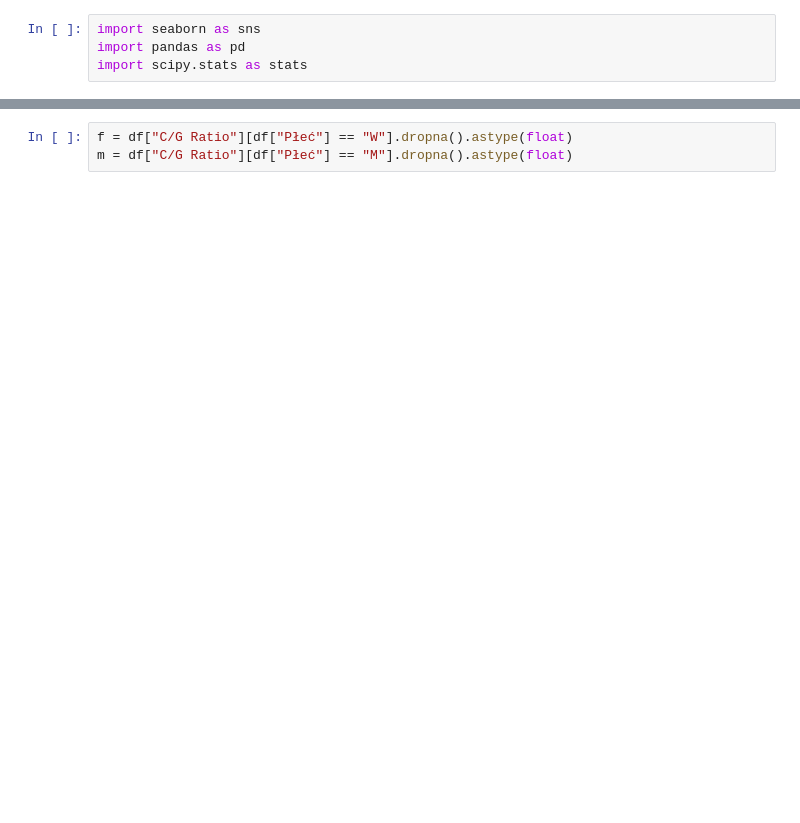
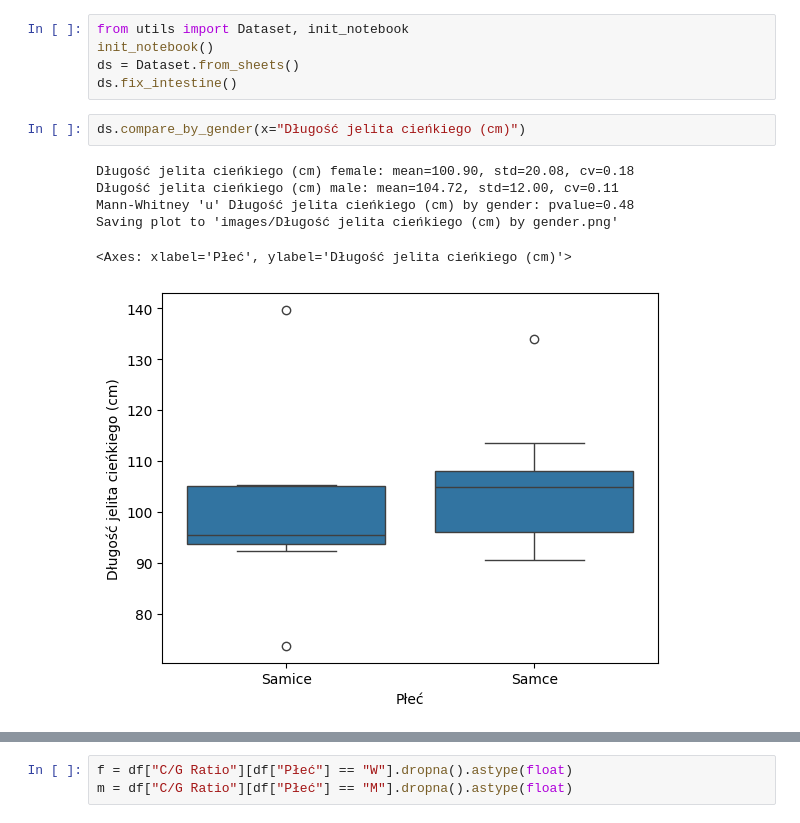
Before and after one commit to mateuszkojro/charakterystyka-morfometryczna-golebia-miejskiego, a Jupyter notebook: 5-jelita-vs-plec.ipynb, the cells around one changed output, grey strips where cells are left out. Saved outputs shown, nothing was run; the diff lists cells and outputs as text; blank space fills up the shorter version.

```diff
--- a/5-jelita-vs-plec.ipynb
+++ b/5-jelita-vs-plec.ipynb
@@ -1,4 +1,14 @@
 # %%
-import seaborn as sns
-import pandas as pd
-import scipy.stats as stats
+from utils import Dataset, init_notebook
+init_notebook()
+ds = Dataset.from_sheets()
+ds.fix_intestine()
+# %%
+ds.compare_by_gender(x="Długość jelita cieńkiego (cm)")
+# %% [output]
+Długość jelita cieńkiego (cm) female: mean=100.90, std=20.08, cv=0.18
+Długość jelita cieńkiego (cm) male: mean=104.72, std=12.00, cv=0.11
+Mann-Whitney 'u' Długość jelita cieńkiego (cm) by gender: pvalue=0.48
+Saving plot to 'images/Długość jelita cieńkiego (cm) by gender.png'
+<Axes: xlabel='Płeć', ylabel='Długość jelita cieńkiego (cm)'>
+[figure, added]
```
Also changed, not shown: parts of 19 cells of this notebook, 31 other files.
